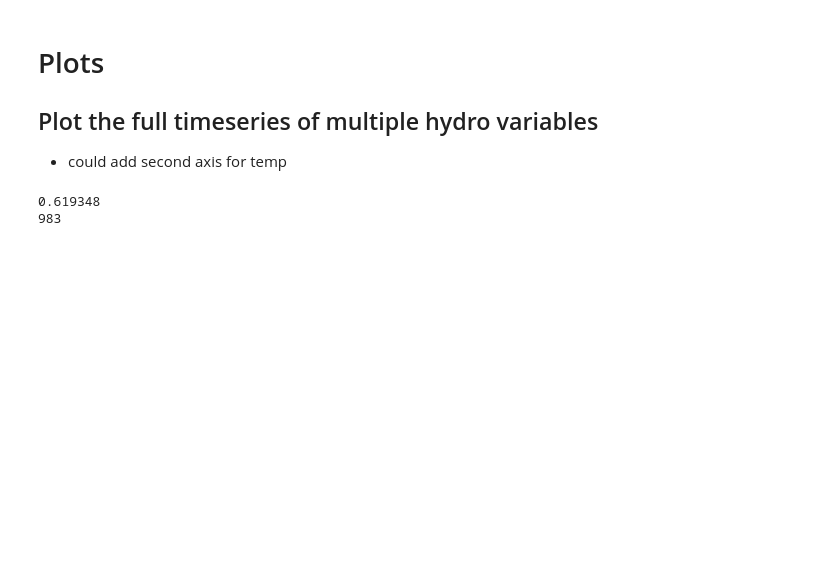
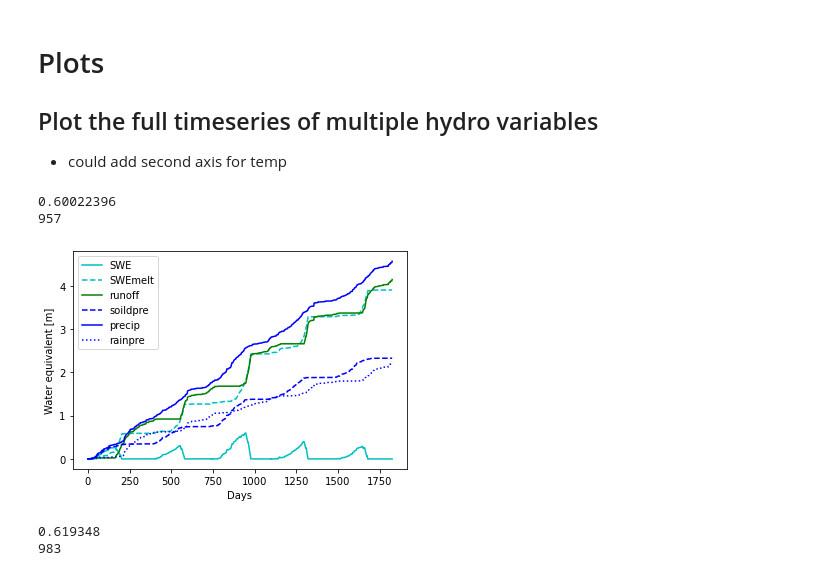
Before and after one commit to snowmodel-tools/calibration_python, a Jupyter notebook: Calibrate_SnowModel.ipynb, the cells around one changed output. Drawn from its saved outputs; the diff is of its cells as text; code cells hidden in the pictures; blank space fills up the shorter version.

```diff
--- a/Calibrate_SnowModel.ipynb
+++ b/Calibrate_SnowModel.ipynb
@@ -88,0 +92,13 @@ replace_line(incFile, 13, '      parameter (nx_max='+str(np.shape(gdf)[0]+1)+',n
+# %%
+parFile = '/nfs/attic/dfh/Aragon2/mar2020_snowmodel-dfhill_code_edits/snowmodel.par'
+incFile = '/nfs/attic/dfh/Aragon2/mar2020_snowmodel-dfhill_code_edits/code/snowmodel.inc'
+compileFile = '/nfs/attic/dfh/Aragon2/mar2020_snowmodel-dfhill_code_edits/code/compile_snowmodel.script'
+ctlFile = '/nfs/attic/dfh/Aragon2/mar2020_snowmodel-dfhill_code_edits/ctl_files/wo_assim/swed.ctl'
+sweFile = '/nfs/attic/dfh/Aragon2/mar2020_snowmodel-dfhill_code_edits/outputs/wo_assim/swed.gdat'
+roffFile = '/nfs/attic/dfh/Aragon2/mar2020_snowmodel-dfhill_code_edits/outputs/wo_assim/roff.gdat'
+spreFile = '/nfs/attic/dfh/Aragon2/mar2020_snowmodel-dfhill_code_edits/outputs/wo_assim/spre.gdat'
+smltFile = '/nfs/attic/dfh/Aragon2/mar2020_snowmodel-dfhill_code_edits/outputs/wo_assim/smlt.gdat'
+precFile = '/nfs/attic/dfh/Aragon2/mar2020_snowmodel-dfhill_code_edits/outputs/wo_assim/prec.gdat'
+rpreFile = '/nfs/attic/dfh/Aragon2/mar2020_snowmodel-dfhill_code_edits/outputs/wo_assim/rpre.gdat'
+tairFile = '/nfs/attic/dfh/Aragon2/mar2020_snowmodel-dfhill_code_edits/outputs/wo_assim/tair.gdat'
+ssubFile = '/nfs/attic/dfh/Aragon2/mar2020_snowmodel-dfhill_code_edits/outputs/wo_assim/ssub.gdat'
@@ -371,6 +368,40 @@ SWE = get_mod_output(sweFile,stn_gdf)
 ## Plot the full timeseries of multiple hydro variables
 
 * could add second axis for temp
+# %%
+#DAVE
+## Plot SnowModel outputs
+#nx, ny, xll, yll, clsz, num_sim_days, st, ed = runSnowModel();
+stn = 3
+SWE = get_mod_output_line(sweFile,stn)
+mx_swe = np.max(SWE)
+print(mx_swe)
+swe_days = sum(SWE>0)
+print(swe_days)
+ROFF = get_mod_output_line(roffFile,stn)
+SMLT = get_mod_output_line(smltFile,stn)
+SPRE = get_mod_output_line(spreFile,stn)
+PREC = get_mod_output_line(precFile,stn)
+RPRE = get_mod_output_line(rpreFile,stn)
+TAIR = get_mod_output_line(tairFile,stn)
+#SSUB = get_mod_output_line(ssubFile,stn)
+
+# Plot the result
+plt.plot(SWE,'c-', label = 'SWE' )   # add observation series
+plt.plot(SMLT, 'c--', label = 'SWEmelt' )   # add observation series
+plt.plot(ROFF, color='green', label = 'runoff')   # add observation series
+plt.plot(SPRE,'b--', label = 'soildpre')   # add observation series
+plt.plot(PREC,'b-', label = 'precip')   # add observation series
+plt.plot(RPRE,'b:', label = 'rainpre')   # add observation series
+#plt.plot(SSUB,'grey',linestyle=':', label = 'sublimat')   # add observation series
+plt.legend()
+plt.xlabel( "Days")
+plt.ylabel( "Water equivalent [m]")
+plt.show()
+# %% [output]
+0.60022396
+957
+[figure, added]
 # %%
 ## Plot SnowModel outputs
 #nx, ny, xll, yll, clsz, num_sim_days, st, ed = runSnowModel();
```
Also changed, not shown: parts of 14 cells of this notebook.
